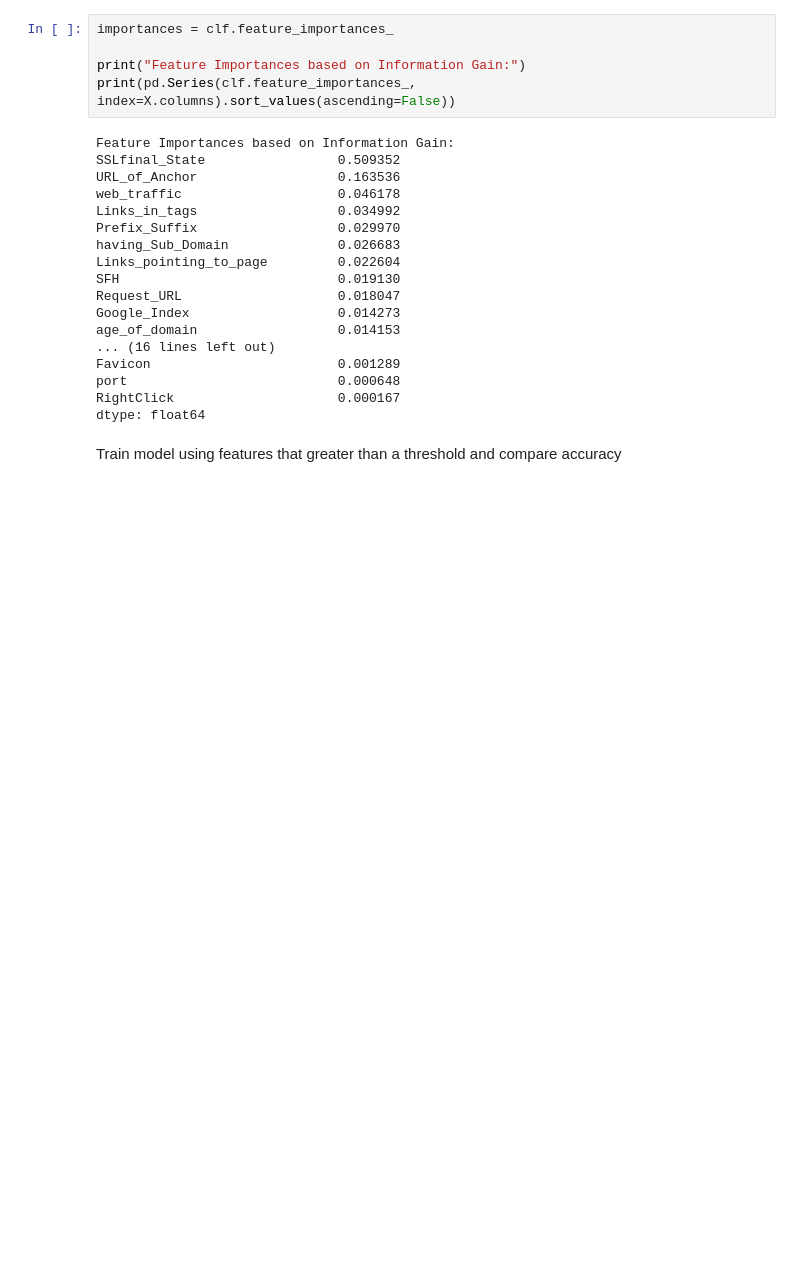
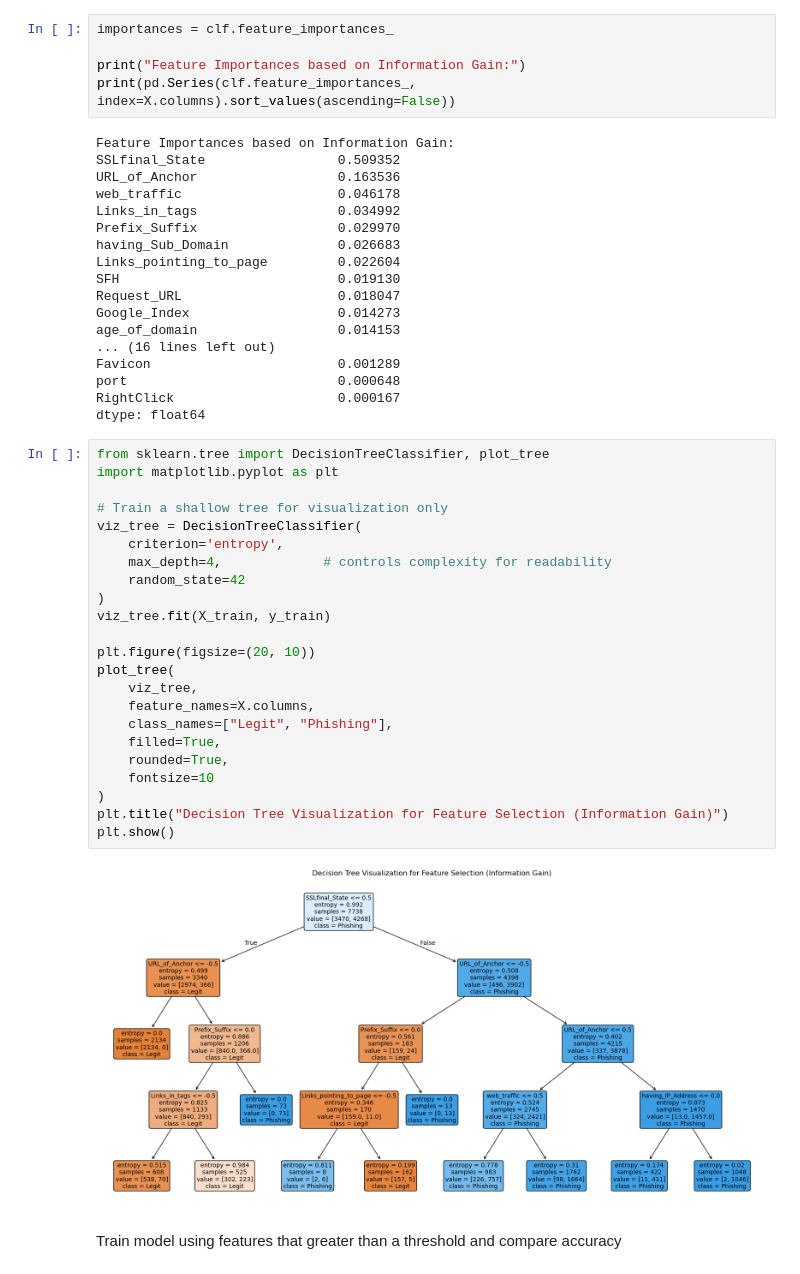
Before and after one commit to ssinlao/CS4210-Phishing-Website-Project, a Jupyter notebook: Phishing_Websites.ipynb, the cells around one changed output. Cells and saved outputs as stored; diff of their text form; blank space fills up the shorter version.

```diff
--- a/Phishing_Websites.ipynb
+++ b/Phishing_Websites.ipynb
@@ -117,6 +148,31 @@ Favicon                        0.001289
 port                           0.000648
 RightClick                     0.000167
 dtype: float64
+# %%
+from sklearn.tree import DecisionTreeClassifier, plot_tree
+import matplotlib.pyplot as plt
+
+# Train a shallow tree for visualization only
+viz_tree = DecisionTreeClassifier(
+    criterion='entropy',
+    max_depth=4,             # controls complexity for readability
+    random_state=42
+)
+viz_tree.fit(X_train, y_train)
+
+plt.figure(figsize=(20, 10))
+plot_tree(
+    viz_tree,
+    feature_names=X.columns,
+    class_names=["Legit", "Phishing"],
+    filled=True,
+    rounded=True,
+    fontsize=10
+)
+plt.title("Decision Tree Visualization for Feature Selection (Information Gain)")
+plt.show()
+# %% [output]
+[figure, added]
 # %% [markdown]
 Train model using features that greater than a threshold and compare accuracy
 # %%
```
Also changed, not shown: parts of 4 cells of this notebook.
